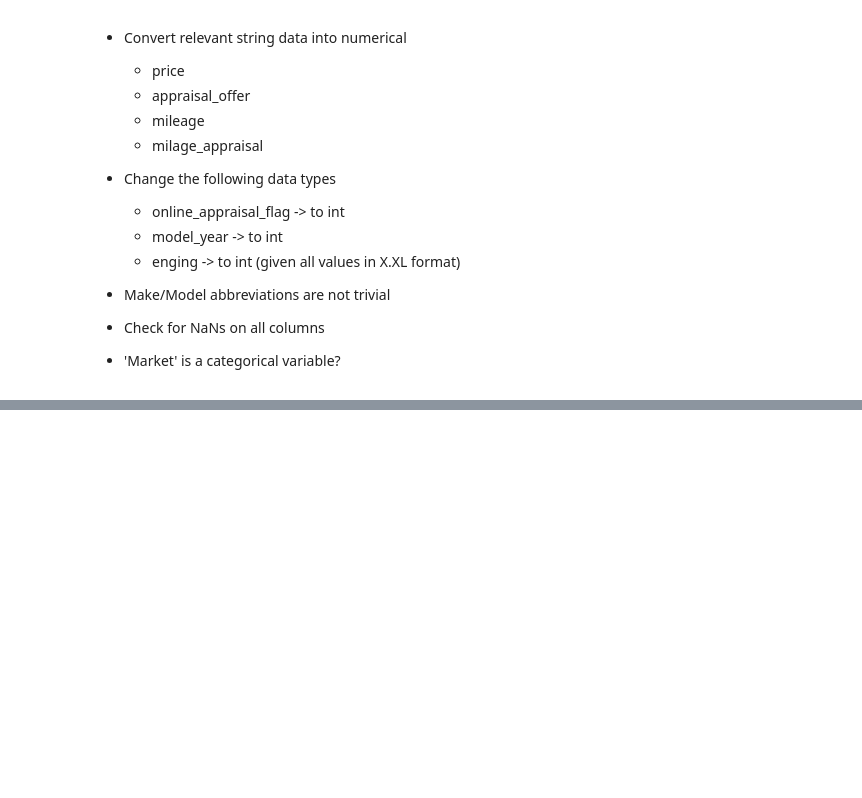
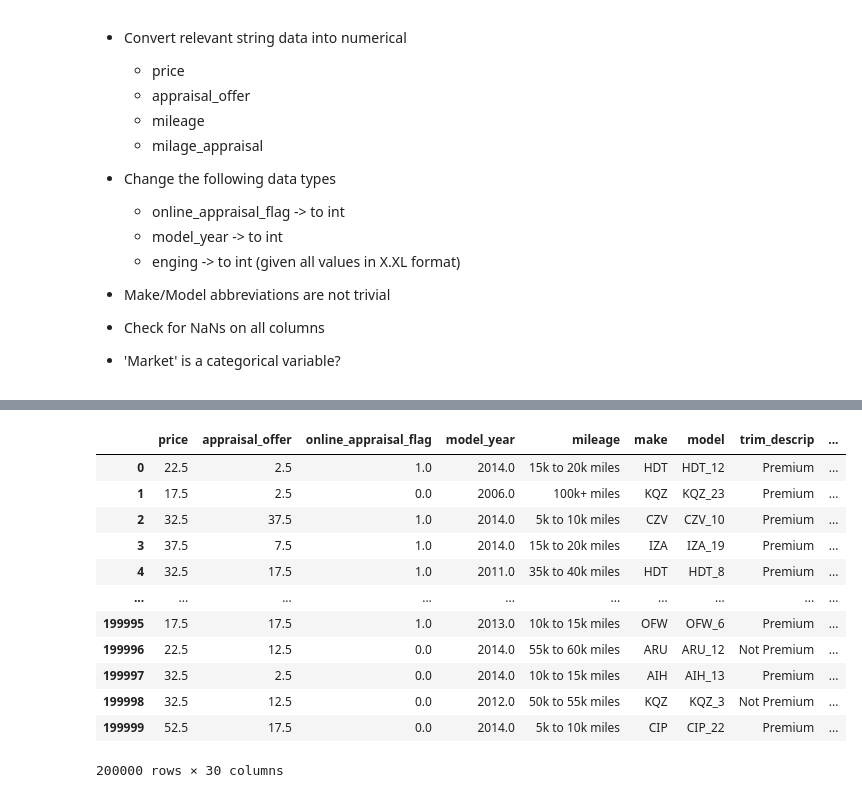
Before and after one commit to ashenfernando1/Winter-2023, a Jupyter notebook: CarMax.ipynb, the cells around one changed output, grey strips where cells are left out. Cells and saved outputs as stored; diff of their text form; code cells hidden in the pictures; blank space fills up the shorter version.

```diff
--- a/CarMax.ipynb
+++ b/CarMax.ipynb
@@ -64,0 +124,28 @@ df
+# %%
+import re
+
+def getNumbers(col):
+    first_list = [re.findall(r'\d+', i) for i in df[col]]
+    # second_list = [int(i[0])+int(i[1]) for i in first_list]
+    second_list = [(int(i[0])+int(i[-1]))/2 for i in first_list]
+
+    # return first_list
+    return second_list
+
+df['price'] = getNumbers('price')
+df['appraisal_offer'] = getNumbers('appraisal_offer')
+df
+# %% [output]
+|  | price | appraisal_offer | online_appraisal_flag | model_year | mileage | make | model | trim_descrip | ... |
+| 0 | 22.5 | 2.5 | 1.0 | 2014.0 | 15k to 20k miles | HDT | HDT_12 | Premium | ... |
+| 1 | 17.5 | 2.5 | 0.0 | 2006.0 | 100k+ miles | KQZ | KQZ_23 | Premium | ... |
+| 2 | 32.5 | 37.5 | 1.0 | 2014.0 | 5k to 10k miles | CZV | CZV_10 | Premium | ... |
+| 3 | 37.5 | 7.5 | 1.0 | 2014.0 | 15k to 20k miles | IZA | IZA_19 | Premium | ... |
+| 4 | 32.5 | 17.5 | 1.0 | 2011.0 | 35k to 40k miles | HDT | HDT_8 | Premium | ... |
+| ... | ... | ... | ... | ... | ... | ... | ... | ... | ... |
+| 199995 | 17.5 | 17.5 | 1.0 | 2013.0 | 10k to 15k miles | OFW | OFW_6 | Premium | ... |
+| 199996 | 22.5 | 12.5 | 0.0 | 2014.0 | 55k to 60k miles | ARU | ARU_12 | Not Premium | ... |
+| 199997 | 32.5 | 2.5 | 0.0 | 2014.0 | 10k to 15k miles | AIH | AIH_13 | Premium | ... |
+| 199998 | 32.5 | 12.5 | 0.0 | 2012.0 | 50k to 55k miles | KQZ | KQZ_3 | Not Premium | ... |
+| 199999 | 52.5 | 17.5 | 0.0 | 2014.0 | 5k to 10k miles | CIP | CIP_22 | Premium | ... |
+200000 rows × 30 columns
```
Also changed, not shown: parts of 10 cells of this notebook, 1 other file.
